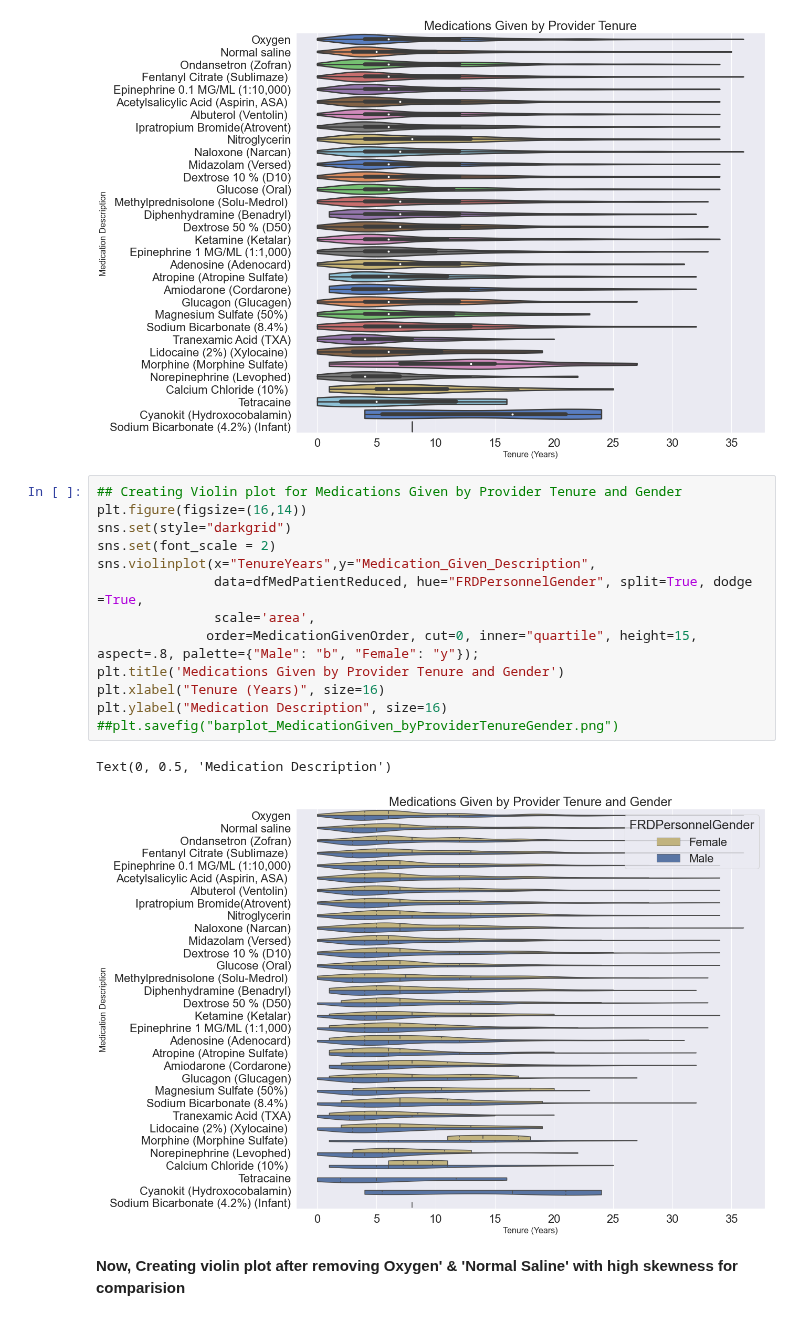
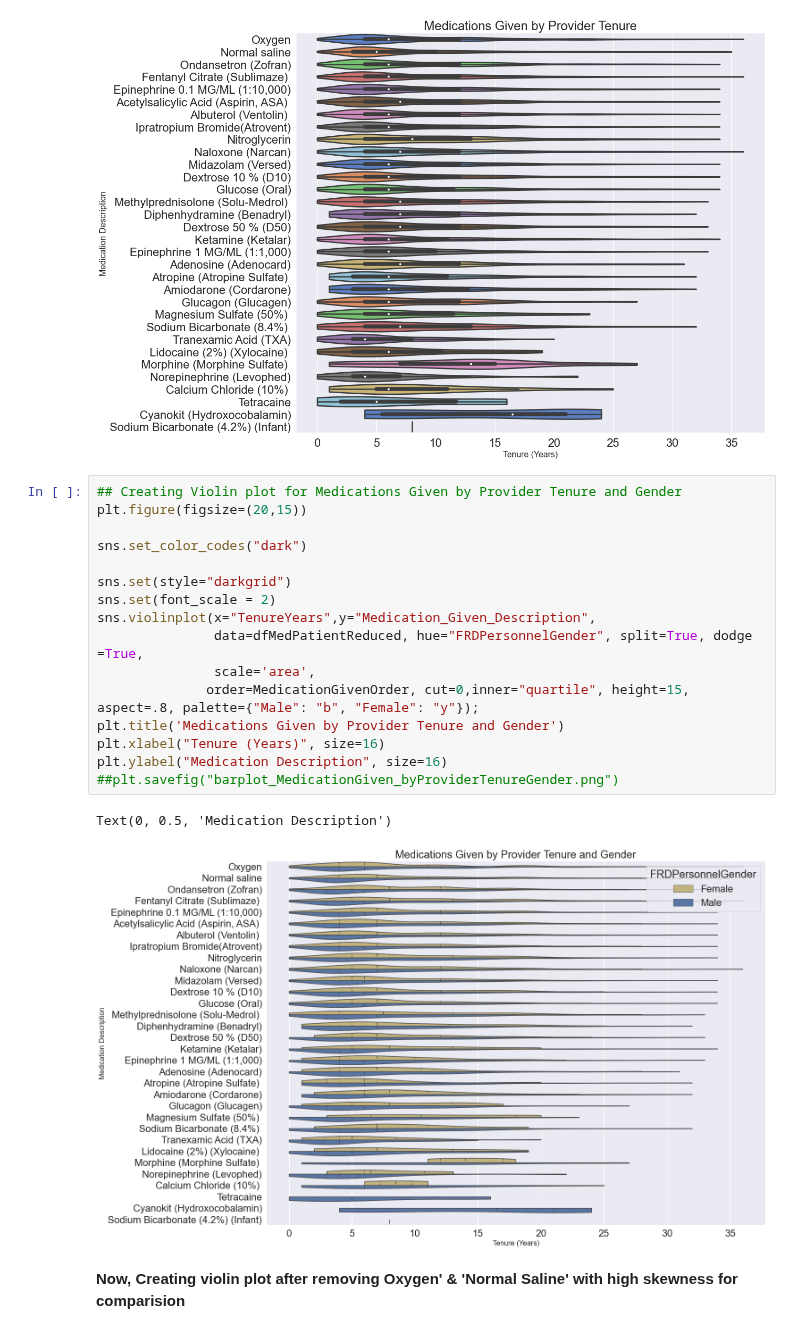
Before and after one commit to data-rescue/ems-analytics, a Jupyter notebook: notebooks/20210412-au-medication-tenure-relation.ipynb, the cells around one changed output. Saved outputs shown, nothing was run; the diff lists cells and outputs as text.

Commit message:
modified medicine/teneure and color code display file.

```diff
--- a/notebooks/20210412-au-medication-tenure-relation.ipynb
+++ b/notebooks/20210412-au-medication-tenure-relation.ipynb
@@ -582,20 +582,23 @@ Text(0, 0.5, 'Medication Description')
 [figure]
 # %%
 ## Creating Violin plot for Medications Given by Provider Tenure and Gender
-plt.figure(figsize=(16,14))
+plt.figure(figsize=(20,15))
+
+sns.set_color_codes("dark")
+
 sns.set(style="darkgrid")
 sns.set(font_scale = 2)
 sns.violinplot(x="TenureYears",y="Medication_Given_Description",
                data=dfMedPatientReduced, hue="FRDPersonnelGender", split=True, dodge =True,
                scale='area',
-              order=MedicationGivenOrder, cut=0, inner="quartile", height=15, aspect=.8, palette={"Male": "b", "Female": "y"});
+              order=MedicationGivenOrder, cut=0,inner="quartile", height=15, aspect=.8, palette={"Male": "b", "Female": "y"});
 plt.title('Medications Given by Provider Tenure and Gender')
 plt.xlabel("Tenure (Years)", size=16)
 plt.ylabel("Medication Description", size=16)
 ##plt.savefig("barplot_MedicationGiven_byProviderTenureGender.png")
 # %% [output]
 Text(0, 0.5, 'Medication Description')
-[figure, old version]
+[figure, new version]
 # %% [markdown]
 <b>Now, Creating violin plot after removing Oxygen' & 'Normal Saline' with high skewness for comparision</b>
 # %%
```
Also changed, not shown: parts of 16 cells of this notebook, 1 other file.
